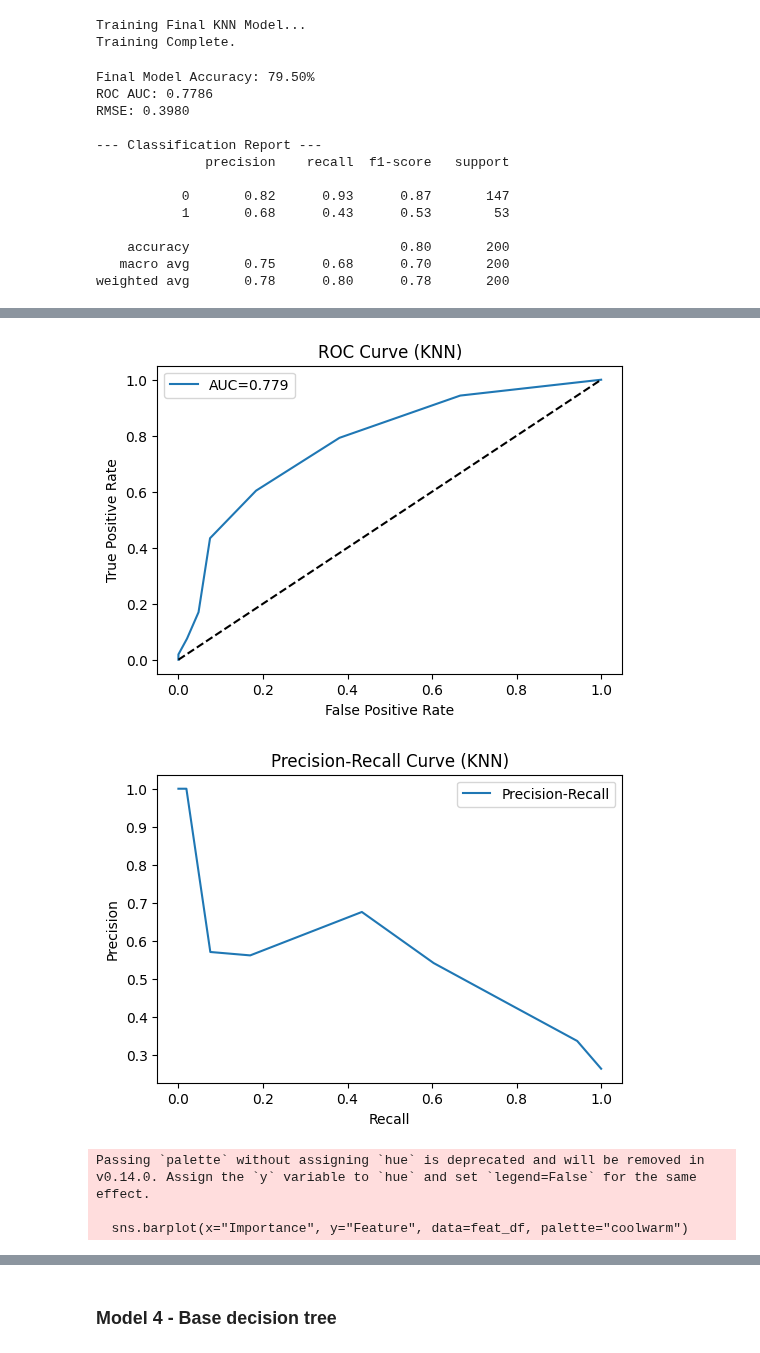
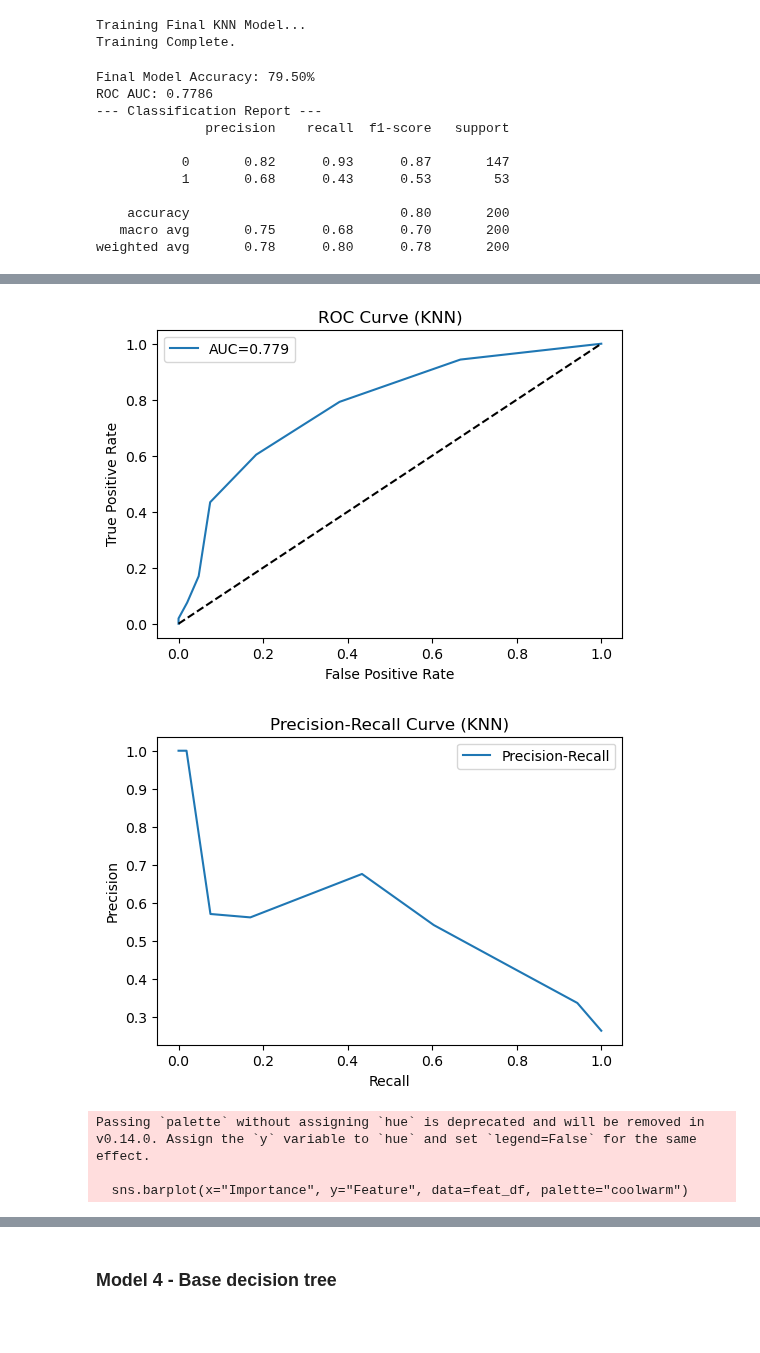
Before and after one commit to PoisonDarterz/wie3007_assignment, a Jupyter notebook: group_project.ipynb, the cells around one changed output, grey strips where cells are left out. Saved outputs shown, nothing was run; the diff lists cells and outputs as text; code cells hidden in the pictures; blank space fills up the shorter version.

Commit message:
remove KNN RMSE

```diff
--- a/group_project.ipynb
+++ b/group_project.ipynb
@@ -1138,11 +1138,9 @@ y_proba = knn_pipeline.predict_proba(X_test)[:,1]
 
 accuracy = accuracy_score(y_test, y_pred)
 auc = roc_auc_score(y_test, y_proba)
-rmse = np.sqrt(mean_squared_error(y_test, y_proba))
 
 print(f"\nFinal Model Accuracy: {accuracy:.2%}")
 print(f"ROC AUC: {auc:.4f}")
-print(f"RMSE: {rmse:.4f}\n")
 print("--- Classification Report ---")
 print(classification_report(y_test, y_pred))
 
@@ -1178,37 +1176,35 @@ plt.show()
 
 # Permutation Feature Importance
 from sklearn.inspection import permutation_importance
 
 perm = permutation_importance(knn_pipeline, X_test, y_test,
                               n_repeats=10, scoring='roc_auc', random_state=42)
 
 feat_df = pd.DataFrame({
     "Feature": X.columns,
     "Importance": perm.importances_mean,
     "Std": perm.importances_std
 }).sort_values(by="Importance", ascending=False).head(10)
 
 plt.figure(figsize=(10,6))
 sns.barplot(x="Importance", y="Feature", data=feat_df, palette="coolwarm")
 plt.title("Top 10 Feature Importance (KNN)")
 plt.show()
 # %% [output]
 Final Model Accuracy: 79.50%
 ROC AUC: 0.7786
-RMSE: 0.3980
-
 --- Classification Report ---
               precision    recall  f1-score   support
 
            0       0.82      0.93      0.87       147
            1       0.68      0.43      0.53        53
 
     accuracy                           0.80       200
    macro avg       0.75      0.68      0.70       200
 weighted avg       0.78      0.80      0.78       200
 [figure]
-[figure, old version]
+[figure, new version]
-[figure, old version]
+[figure, new version]
 Passing `palette` without assigning `hue` is deprecated and will be removed in v0.14.0. Assign the `y` variable to `hue` and set `legend=False` for the same effect.
 
   sns.barplot(x="Importance", y="Feature", data=feat_df, palette="coolwarm")
```
Also changed, not shown: parts of 1 cell of this notebook.
